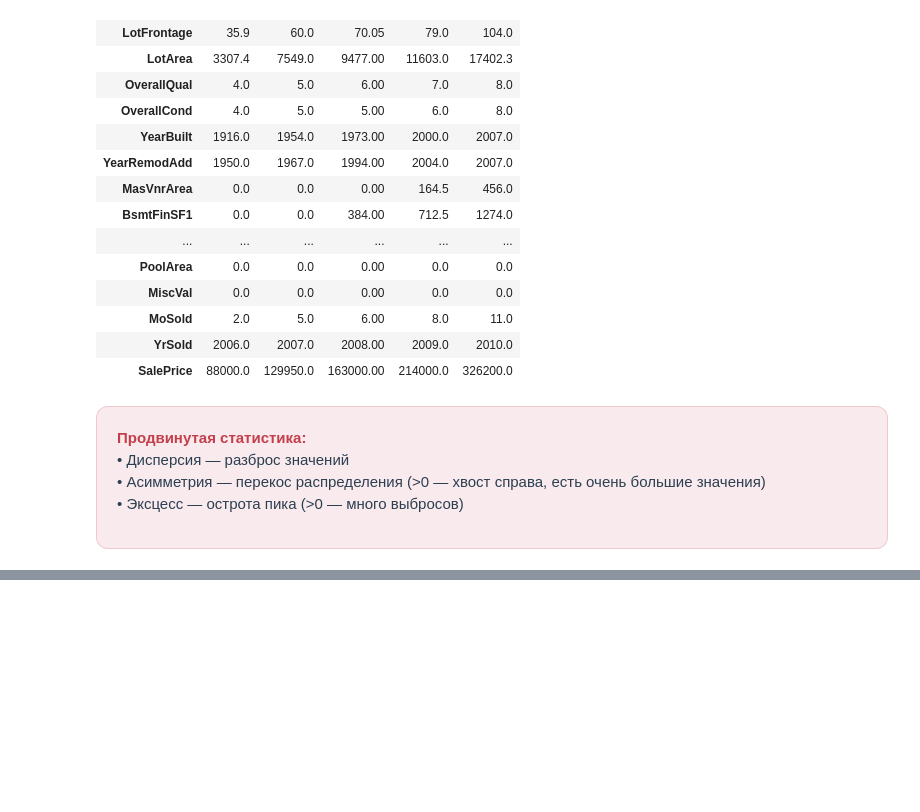
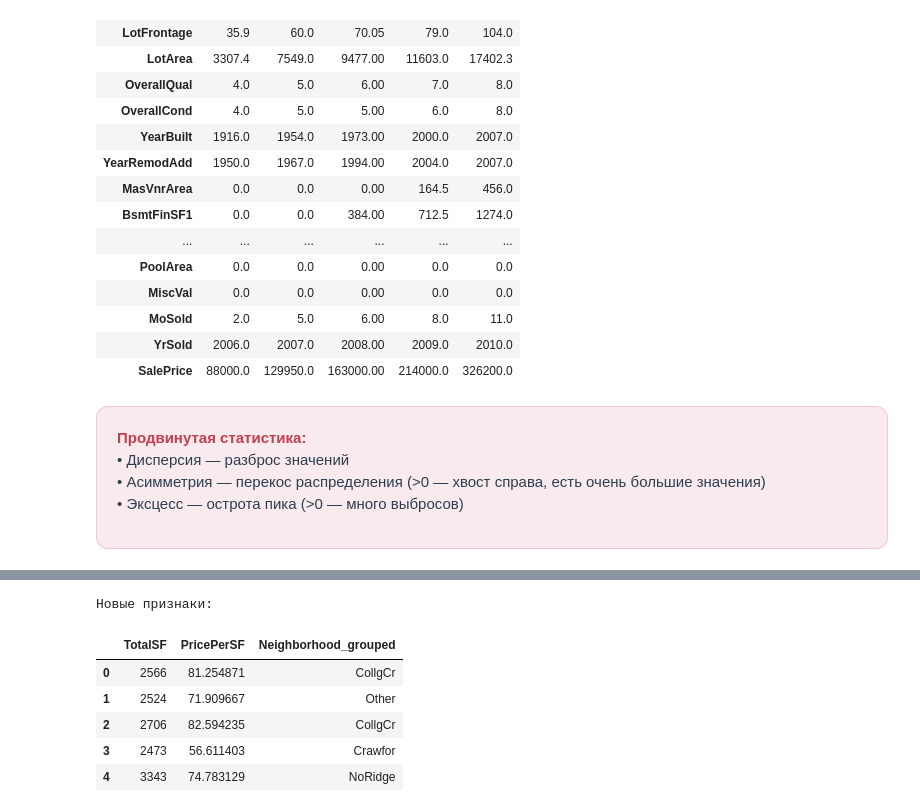
Before and after one commit to maria11-lab/Ml_course_homework, a Jupyter notebook: hw02_/hw02_data.ipynb, the cells around one changed output, grey strips where cells are left out. Drawn from its saved outputs; the diff is of its cells as text; code cells hidden in the pictures; blank space fills up the shorter version.

```diff
--- a/hw02_/hw02_data.ipynb
+++ b/hw02_/hw02_data.ipynb
@@ -400,0 +554,25 @@ SalePrice kurtosis: 6.53 — много выбросов
+# %%
+df_new = df_encoded.copy()
+
+# 1. Общая площадь
+df_new['TotalSF'] = df_new['TotalBsmtSF'].fillna(0) + df_new['1stFlrSF'] + df_new['2ndFlrSF']
+
+# 2. Цена за квадратный фут
+df_new['PricePerSF'] = df_new['SalePrice'] / df_new['TotalSF']
+
+# 3. Группировка редких категорий (пример для одной колонки)
+if 'Neighborhood' in df_clean.columns:
+    freq = df_clean['Neighborhood'].value_counts(normalize=True)
+    rare = freq[freq < 0.02].index
+    df_new['Neighborhood_grouped'] = df_clean['Neighborhood'].apply(lambda x: 'Other' if x in rare else x)
+
+print("Новые признаки:")
+display(df_new[['TotalSF', 'PricePerSF', 'Neighborhood_grouped']].head())
+# %% [output]
+Новые признаки:
+|  | TotalSF | PricePerSF | Neighborhood_grouped |
+| 0 | 2566 | 81.254871 | CollgCr |
+| 1 | 2524 | 71.909667 | Other |
+| 2 | 2706 | 82.594235 | CollgCr |
+| 3 | 2473 | 56.611403 | Crawfor |
+| 4 | 3343 | 74.783129 | NoRidge |
```
Also changed, not shown: parts of 7 cells of this notebook.
